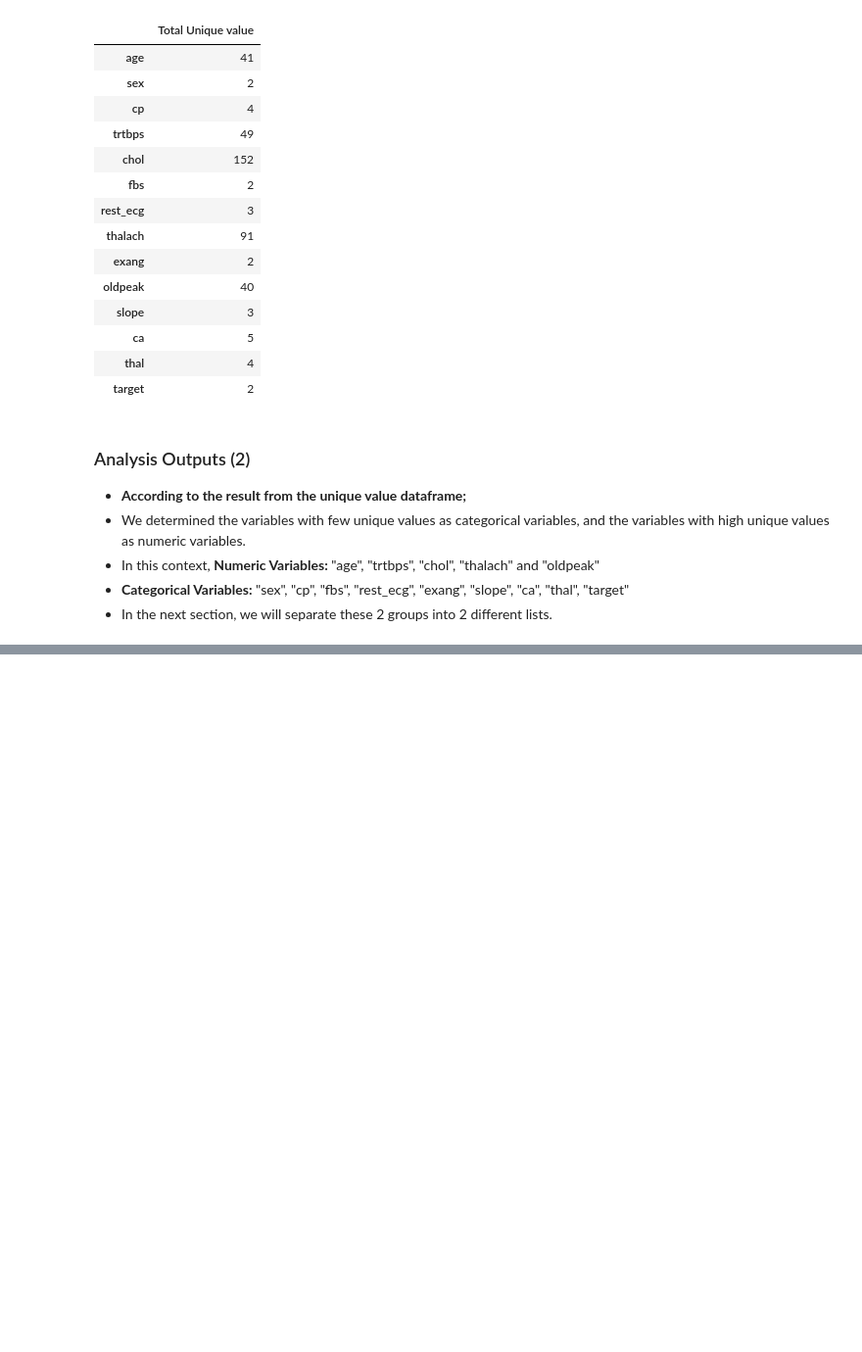
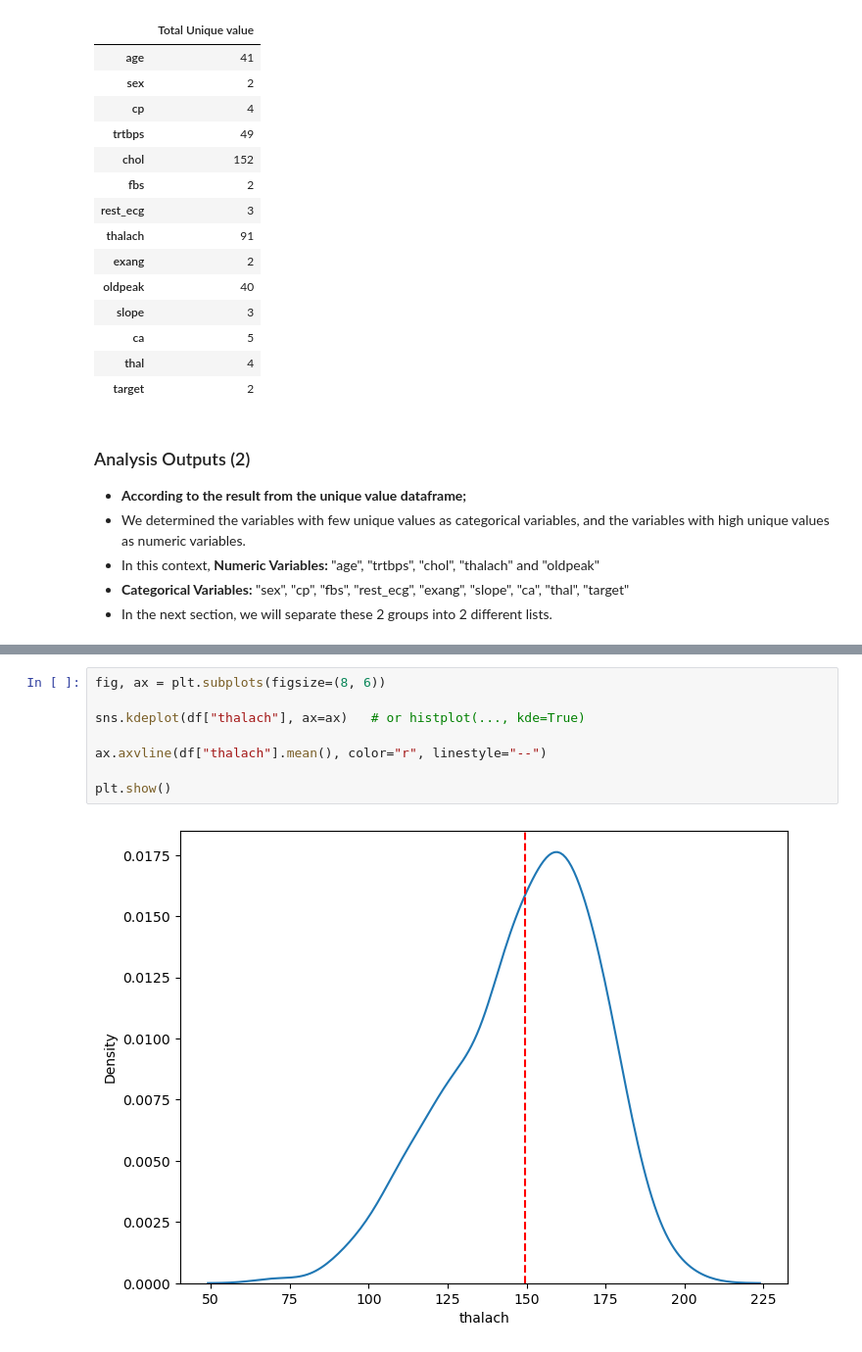
Before and after one commit to quangminh206lnh-collab/Practice_heart_prediction_attack-, a Jupyter notebook: heart_attack_prediction.ipynb, the cells around one changed output, grey strips where cells are left out. Shown at 98% size. Drawn from its saved outputs; the diff is of its cells as text; blank space fills up the shorter version.

```diff
--- a/heart_attack_prediction.ipynb
+++ b/heart_attack_prediction.ipynb
@@ -265,0 +347,10 @@ pd.DataFrame(unique_num, index = df.columns, columns=["Total Unique value"])
+# %%
+fig, ax = plt.subplots(figsize=(8, 6))
+
+sns.kdeplot(df["thalach"], ax=ax)   # or histplot(..., kde=True)
+
+ax.axvline(df["thalach"].mean(), color="r", linestyle="--")
+
+plt.show()
+# %% [output]
+[figure, added]
```
Also changed, not shown: parts of 12 cells of this notebook.
